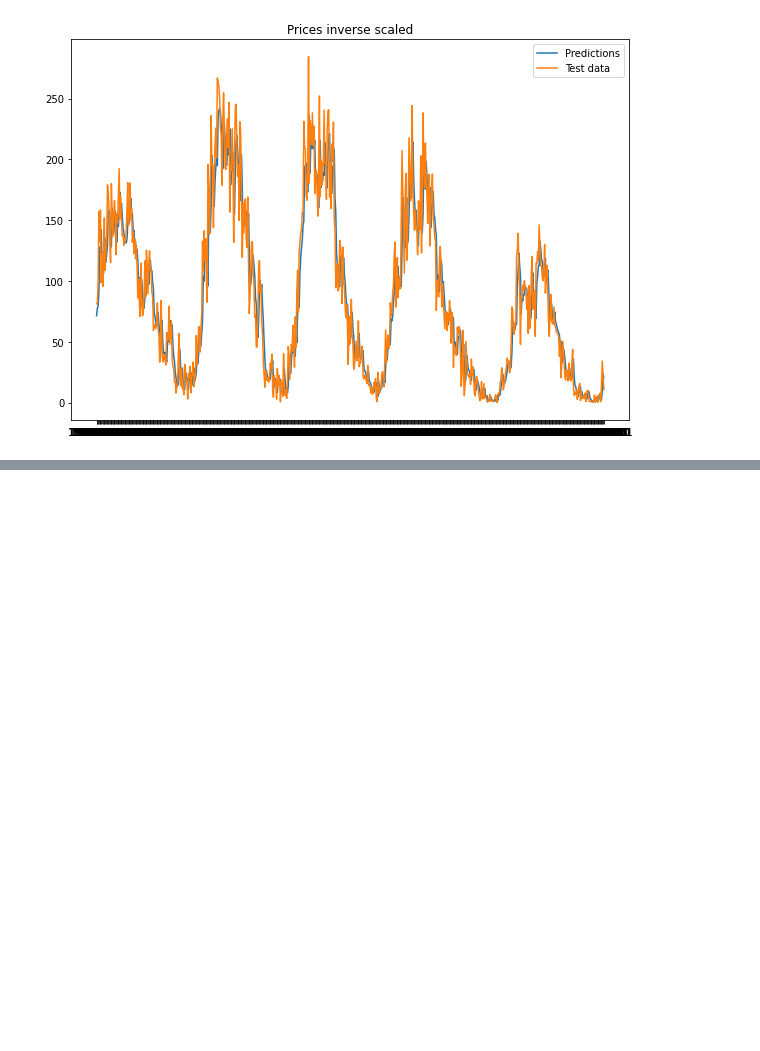
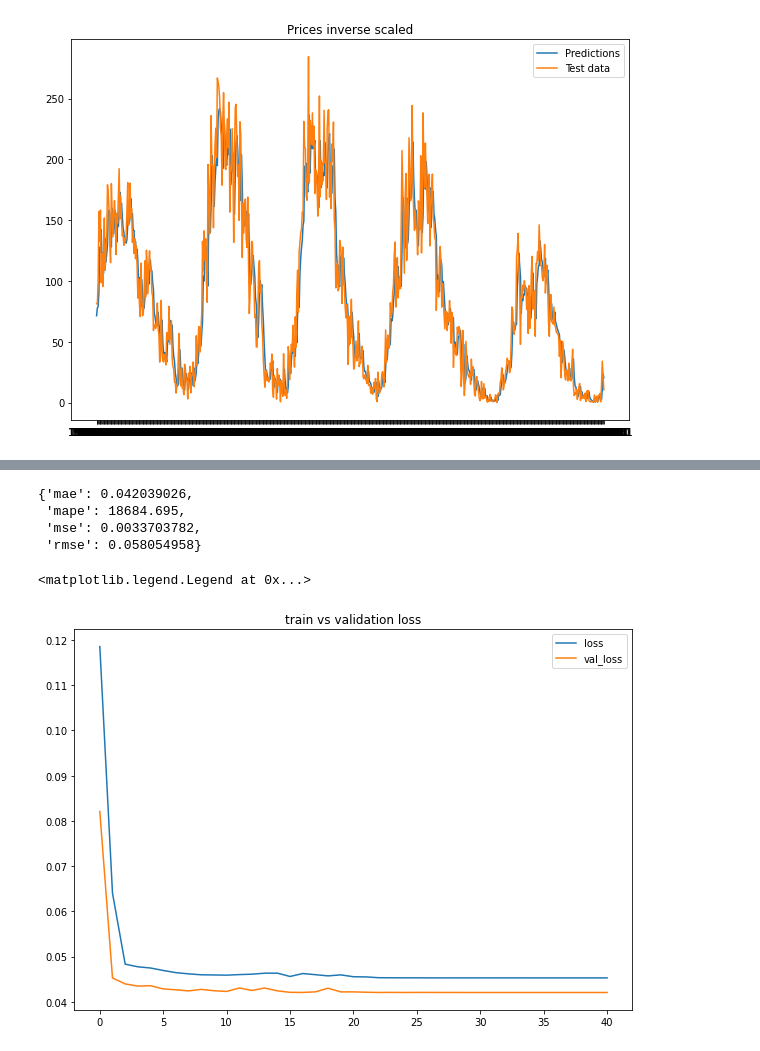
Before and after one commit to schauppi/Udemy_TensorFlow_Developer, a Jupyter notebook: Exam_preparation/Time_series_forecasting_sunspots.ipynb, the cells around one changed output, grey strips where cells are left out. Drawn from its saved outputs; the diff is of its cells as text; code cells hidden in the pictures; blank space fills up the shorter version.

```diff
--- a/Exam_preparation/Time_series_forecasting_sunspots.ipynb
+++ b/Exam_preparation/Time_series_forecasting_sunspots.ipynb
@@ -367,0 +381,24 @@ plt.legend()
+# %%
+tf.random.set_seed(42)
+
+window_size = 5
+horizon = 1
+
+#Build the model
+inputs = layers.Input(shape=window_size)
+x = layers.Lambda(lambda x: tf.expand_dims(x, axis=1))(inputs)
+x = layers.GRU(128)(x)
+outputs = layers.Dense(horizon)(x)
+model_4 = tf.keras.Model(inputs, outputs)
+# %%
+#Compile the model
+model_4.compile(loss="mae", optimizer="Adam", metrics=["mae", "mse"])
+# %%
+#Fit the model
+history_model_4 = model_4.fit(train_windows_5, train_labels_5,
+                              epochs=500,
+                              batch_size=128,
+                              verbose=0,
+                              validation_data=(test_windows_5, test_labels_5),
+                              callbacks=[tf.keras.callbacks.ReduceLROnPlateau(monitor="val_loss", patience=5, verbose=0),
+                                         tf.keras.callbacks.EarlyStopping(monitor="val_loss", patience=10, restore_best_weights=True)])
@@ -367,0 +411,23 @@ plt.legend()
+# %%
+#Make predictions
+model_4_preds = make_preds(model_4, test_windows_5)
+model_4_results = evaluate_preds(tf.squeeze(test_labels_5),model_4_preds)
+model_4_results
+# %% [output]
+{'mae': 0.042039026,
+ 'mape': 18684.695,
+ 'mse': 0.0033703782,
+ 'rmse': 0.058054958}
+# %%
+# Plot training curve
+loss = history_model_4.history["loss"]
+val_loss = history_model_4.history["val_loss"]
+
+plt.figure(figsize=(10, 7))
+plt.plot(loss, label="loss")
+plt.plot(val_loss, label="val_loss")
+plt.title("train vs validation loss")
+plt.legend()
+# %% [output]
+<matplotlib.legend.Legend at 0x...>
+[figure, added]
```
Also changed, not shown: parts of 17 cells of this notebook.
